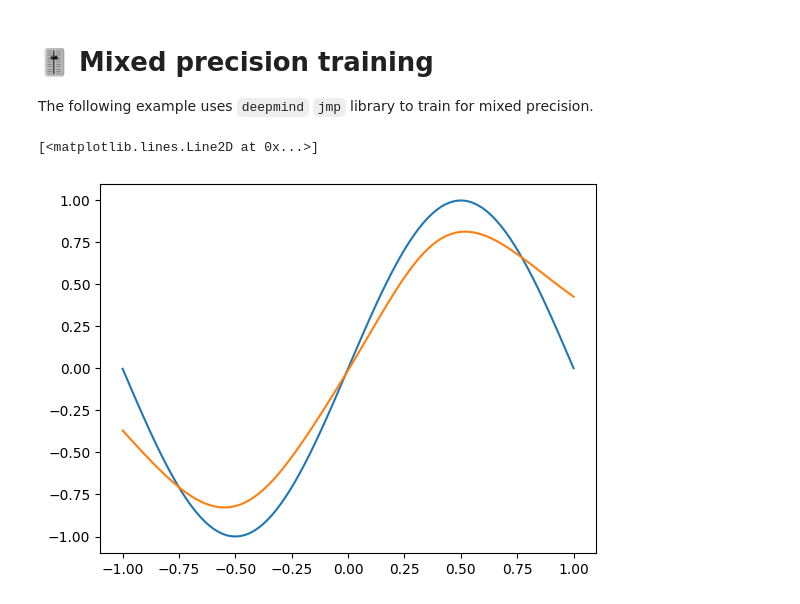
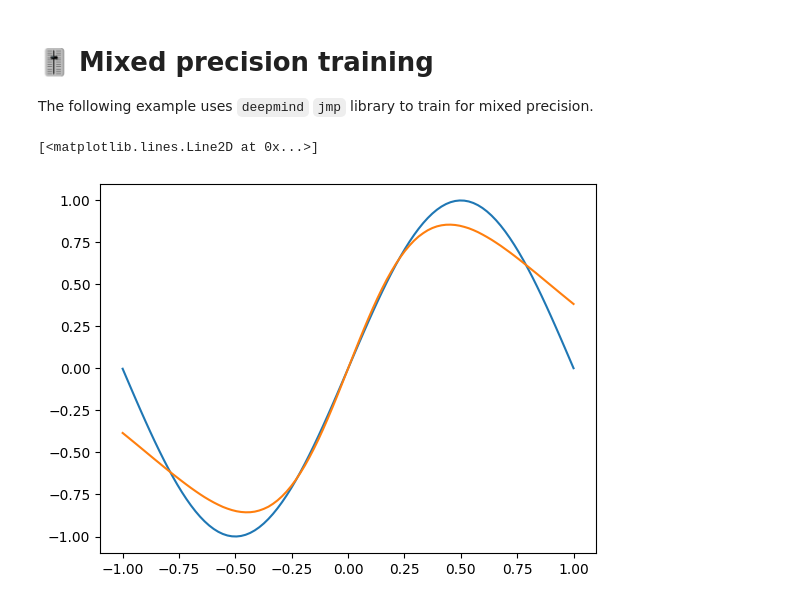
Before and after one commit to ASEM000/serket, a Jupyter notebook: docs/notebooks/train_mp.ipynb, the cells around one changed output. Cells and saved outputs as stored; diff of their text form; code cells hidden in the pictures.

```diff
--- a/docs/notebooks/train_mp.ipynb
+++ b/docs/notebooks/train_mp.ipynb
@@ -19,42 +21,44 @@ net = sk.nn.Sequential(
         in_features=1,
         out_features=50,
         dtype=mp_policy.param_dtype,  # +
+        weight_init="he_normal",
     ),
     jax.numpy.tanh,
     sk.nn.Linear(
         in_features=50,
         out_features=1,
         dtype=mp_policy.param_dtype,  # +
+        weight_init="he_normal",
     ),
     mp_policy.cast_to_output,  # +
 )
 
 net = sk.tree_mask(net)
 x = jnp.linspace(-1, 1, 100)[..., None]
 y = jnp.sin(x * 3.14)
 
 
 @jax.jit
 def train_step(net, x, y):
     def loss_func(net, x, y):
         net = sk.tree_unmask(net)
         net, x = mp_policy.cast_to_compute((net, x))  # +
         ypred = jax.vmap(net)(x)
         loss = jnp.mean((ypred - y) ** 2)
         return loss
 
     grad = jax.grad(loss_func)(net, x, y)
     net = jax.tree_map(lambda p, g: p - 1e-3 * g, net, grad)
     return net
 
 
 for i in range(10_000):
     net = train_step(net, x, y)
 
 net = sk.tree_unmask(net)
 
 plt.plot(x, y, label="true")
 plt.plot(x, jax.vmap(net)(x), label="pred")
 # %% [output]
 [<matplotlib.lines.Line2D at 0x...>]
-[figure, old version]
+[figure, new version]
```
Also changed, not shown: parts of 1 cell of this notebook, 8 other files.
